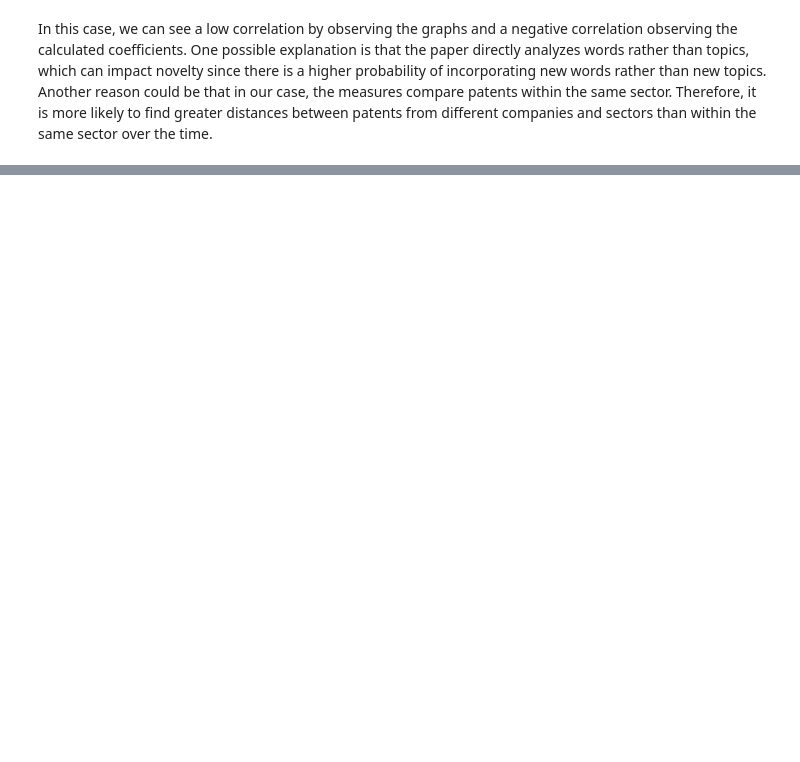
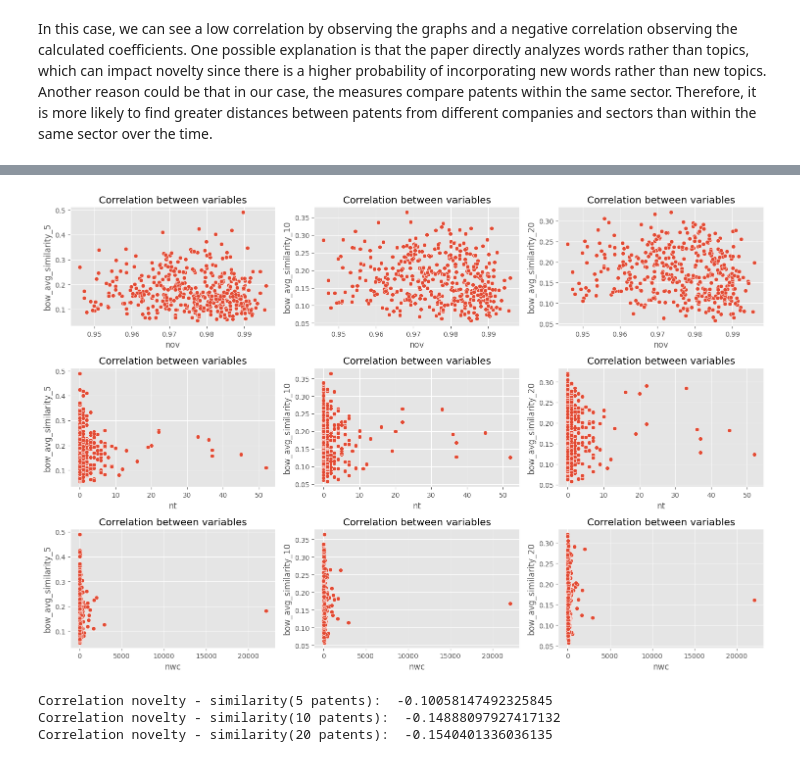
Before and after one commit to CatalinaOdizzio/Forcasting, a Jupyter notebook: final project/2_LDA_Topic_Modelling_final project.ipynb, the cells around one changed output, grey strips where cells are left out. Saved outputs shown, nothing was run; the diff lists cells and outputs as text; code cells hidden in the pictures; blank space fills up the shorter version.

```diff
--- a/final project/2_LDA_Topic_Modelling_final project.ipynb
+++ b/final project/2_LDA_Topic_Modelling_final project.ipynb
@@ -536,0 +560,27 @@ Correlation novelty - similarity(20 patents):  -0.23119550237135073
+# %%
+sams_variables = ['nov', 'nt', 'nwc']
+
+fig, axes = plt.subplots(nrows=len(sams_variables), ncols=len(variables), figsize=(15, 10))
+
+for i, sams_variable in enumerate(sams_variables):
+    for j, variable in enumerate(variables):
+        sns.scatterplot(data=all_novelty, x=sams_variable, y=variable, ax=axes[i, j])
+        axes[i, j].set_xlabel(sams_variable)
+        axes[i, j].set_ylabel(variable)
+        axes[i, j].set_title(f'Correlation between variables')
+
+plt.tight_layout()
+plt.show()
+# %% [output]
+[figure, added]
+# %%
+correlation_5 = all_novelty['nov'].corr(all_novelty['bow_avg_similarity_5'])
+correlation_10 = all_novelty['nov'].corr(all_novelty['bow_avg_similarity_10'])
+correlation_20 = all_novelty['nov'].corr(all_novelty['bow_avg_similarity_20'])
+print("Correlation novelty - similarity(5 patents): ", correlation_5)
+print("Correlation novelty - similarity(10 patents): ", correlation_10)
+print("Correlation novelty - similarity(20 patents): ", correlation_20)
+# %% [output]
+Correlation novelty - similarity(5 patents):  -0.10058147492325845
+Correlation novelty - similarity(10 patents):  -0.14888097927417132
+Correlation novelty - similarity(20 patents):  -0.1540401336036135
```
Also changed, not shown: parts of 8 cells of this notebook.
